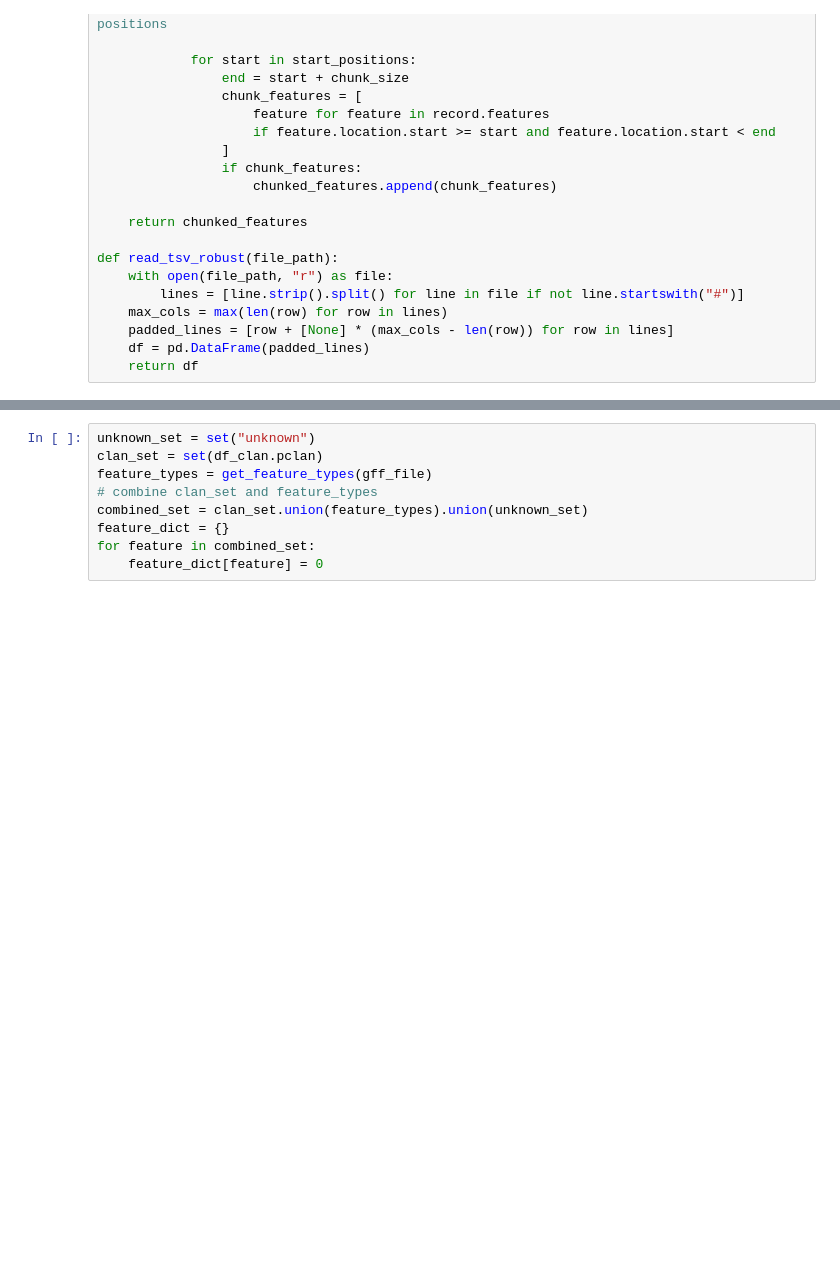
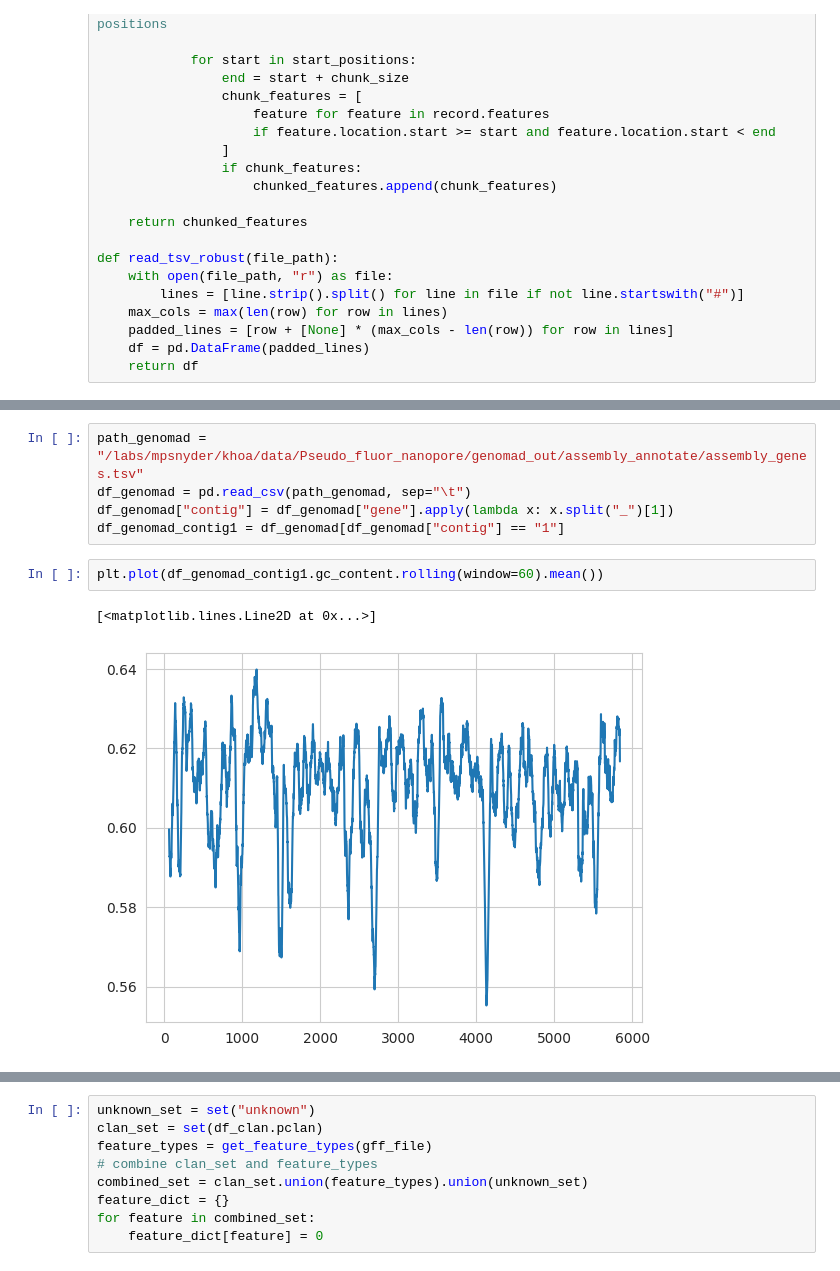
Before and after one commit to khoa-yelo/hyra, a Jupyter notebook: hydra.ipynb, the cells around one changed output, grey strips where cells are left out. Saved outputs shown, nothing was run; the diff lists cells and outputs as text; blank space fills up the shorter version.

```diff
--- a/hydra.ipynb
+++ b/hydra.ipynb
@@ -133,0 +197,10 @@ plt.plot(df_product["unannotated_ma"])
+# %%
+path_genomad = "/labs/mpsnyder/khoa/data/Pseudo_fluor_nanopore/genomad_out/assembly_annotate/assembly_genes.tsv"
+df_genomad = pd.read_csv(path_genomad, sep="\t")
+df_genomad["contig"] = df_genomad["gene"].apply(lambda x: x.split("_")[1])
+df_genomad_contig1 = df_genomad[df_genomad["contig"] == "1"]
+# %%
+plt.plot(df_genomad_contig1.gc_content.rolling(window=60).mean())
+# %% [output]
+[<matplotlib.lines.Line2D at 0x...>]
+[figure, added]
```
Also changed, not shown: parts of 13 cells of this notebook, 2 other files.
